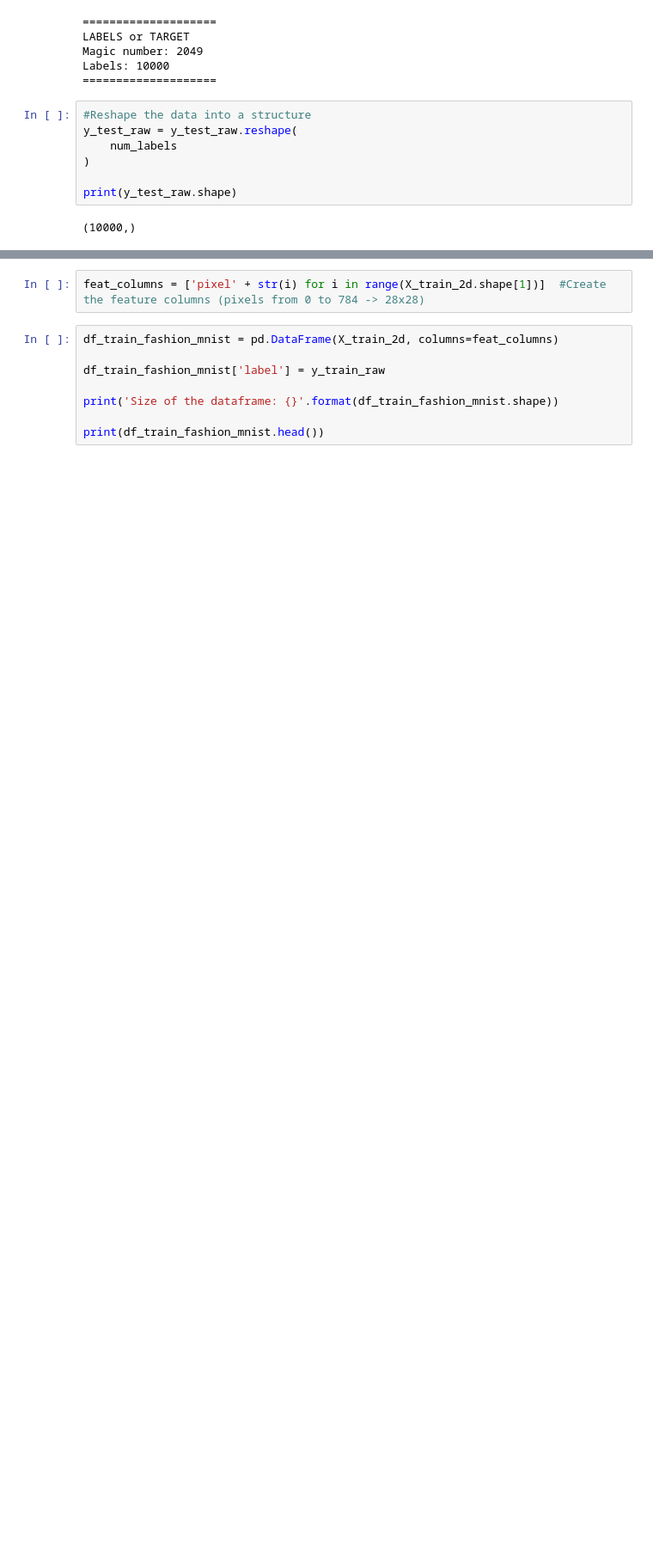
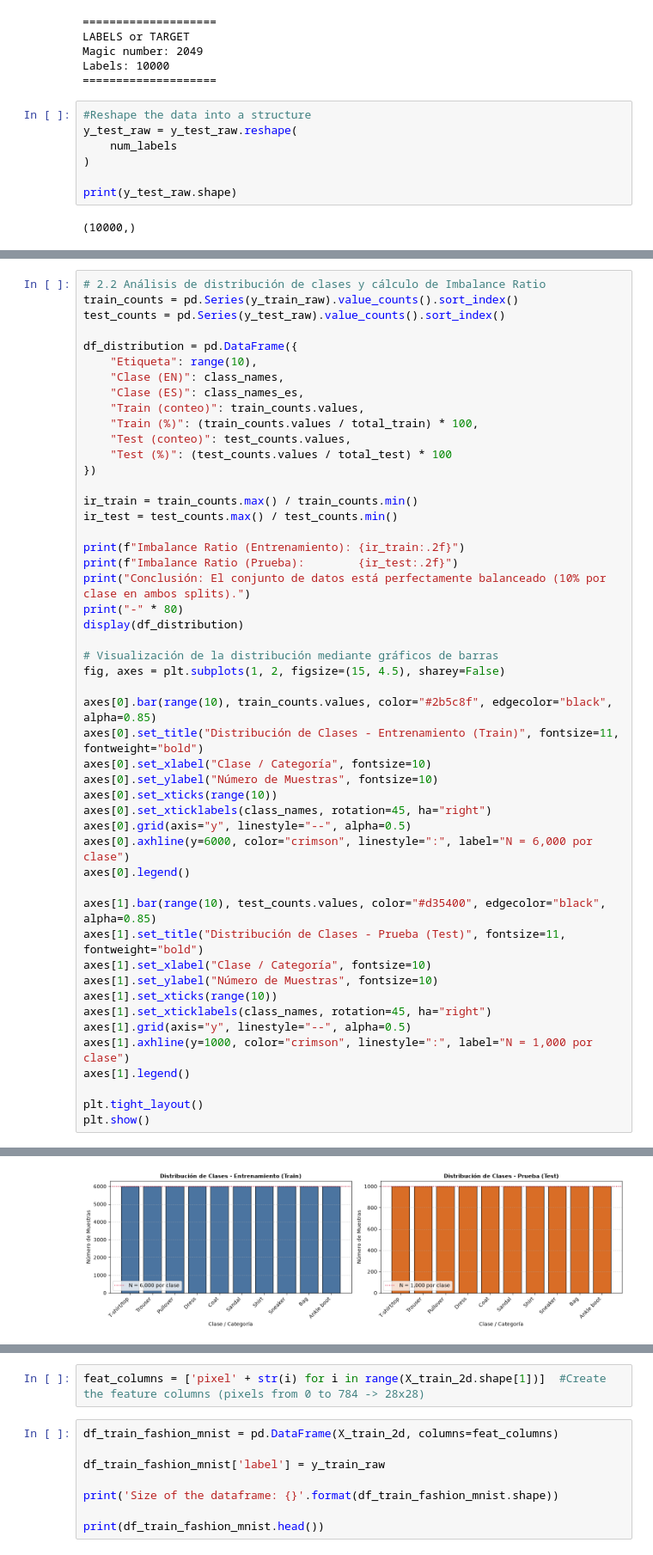
Before and after one commit to Ezra3578/MachineLearning, a Jupyter notebook: Workshop_1/code/SupervisedLearning.ipynb, the cells around one changed output, grey strips where cells are left out. Shown at 86% size. Saved outputs shown, nothing was run; the diff lists cells and outputs as text; blank space fills up the shorter version.

```diff
--- a/Workshop_1/code/SupervisedLearning.ipynb
+++ b/Workshop_1/code/SupervisedLearning.ipynb
@@ -224,0 +353,50 @@ Pullover
+# %%
+# 2.2 Análisis de distribución de clases y cálculo de Imbalance Ratio
+train_counts = pd.Series(y_train_raw).value_counts().sort_index()
+test_counts = pd.Series(y_test_raw).value_counts().sort_index()
+
+df_distribution = pd.DataFrame({
+    "Etiqueta": range(10),
+    "Clase (EN)": class_names,
+    "Clase (ES)": class_names_es,
+    "Train (conteo)": train_counts.values,
+    "Train (%)": (train_counts.values / total_train) * 100,
+    "Test (conteo)": test_counts.values,
+    "Test (%)": (test_counts.values / total_test) * 100
+})
+
+ir_train = train_counts.max() / train_counts.min()
+ir_test = test_counts.max() / test_counts.min()
+
+print(f"Imbalance Ratio (Entrenamiento): {ir_train:.2f}")
+print(f"Imbalance Ratio (Prueba):        {ir_test:.2f}")
+print("Conclusión: El conjunto de datos está perfectamente balanceado (10% por clase en ambos splits).")
+print("-" * 80)
+display(df_distribution)
+
+# Visualización de la distribución mediante gráficos de barras
+fig, axes = plt.subplots(1, 2, figsize=(15, 4.5), sharey=False)
+
+axes[0].bar(range(10), train_counts.values, color="#2b5c8f", edgecolor="black", alpha=0.85)
+axes[0].set_title("Distribución de Clases - Entrenamiento (Train)", fontsize=11, fontweight="bold")
+axes[0].set_xlabel("Clase / Categoría", fontsize=10)
+axes[0].set_ylabel("Número de Muestras", fontsize=10)
+axes[0].set_xticks(range(10))
+axes[0].set_xticklabels(class_names, rotation=45, ha="right")
+axes[0].grid(axis="y", linestyle="--", alpha=0.5)
+axes[0].axhline(y=6000, color="crimson", linestyle=":", label="N = 6,000 por clase")
+axes[0].legend()
+
+axes[1].bar(range(10), test_counts.values, color="#d35400", edgecolor="black", alpha=0.85)
+axes[1].set_title("Distribución de Clases - Prueba (Test)", fontsize=11, fontweight="bold")
+axes[1].set_xlabel("Clase / Categoría", fontsize=10)
+axes[1].set_ylabel("Número de Muestras", fontsize=10)
+axes[1].set_xticks(range(10))
+axes[1].set_xticklabels(class_names, rotation=45, ha="right")
+axes[1].grid(axis="y", linestyle="--", alpha=0.5)
+axes[1].axhline(y=1000, color="crimson", linestyle=":", label="N = 1,000 por clase")
+axes[1].legend()
+
+plt.tight_layout()
+plt.show()
+# %% [output]
@@ -224,0 +418 @@ Pullover
+[figure, added]
```
Also changed, not shown: parts of 19 cells of this notebook, 2 other files.
